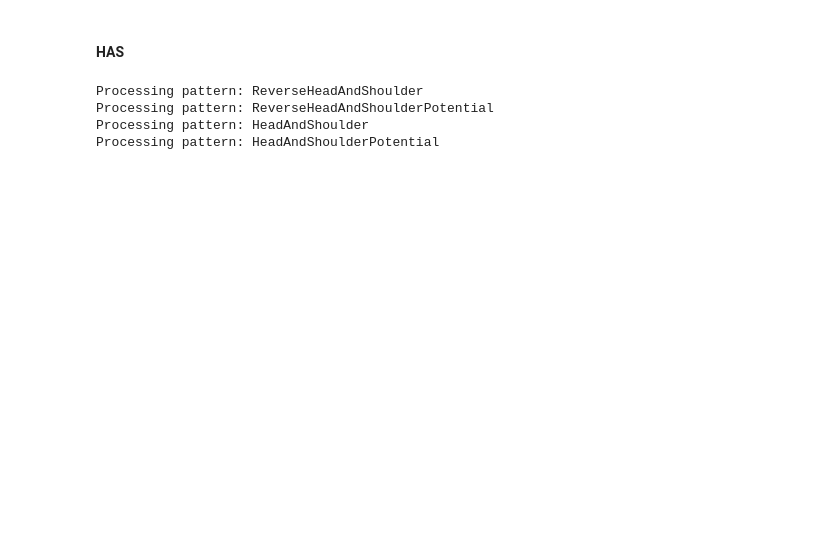
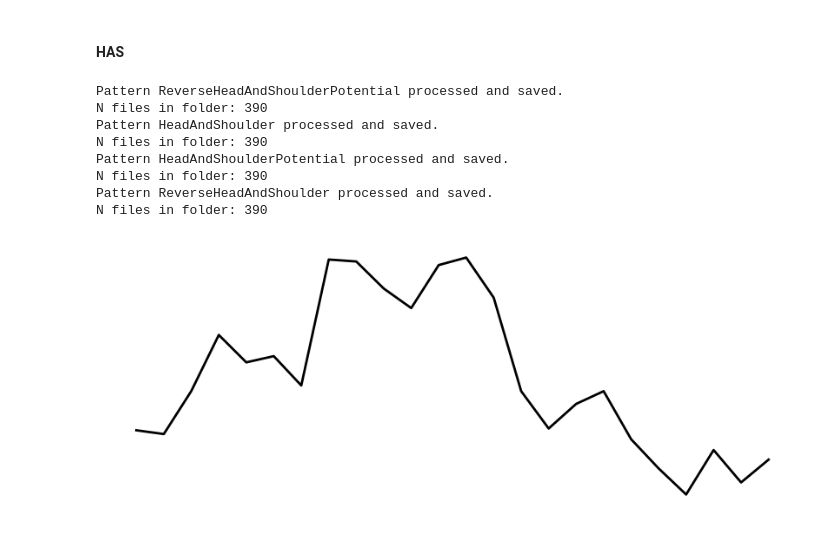
Before and after one commit to carloshsalvador/wds23s4_fibu_chartformation, a Jupyter notebook: (main).ipynb, the cells around one changed output. Drawn from its saved outputs; the diff is of its cells as text; code cells hidden in the pictures; blank space fills up the shorter version.

```diff
--- a/(main).ipynb
+++ b/(main).ipynb
@@ -586,12 +739,37 @@ plot_and_save_by_pattern_from_df(dataset01_df, "TripleTop", max_plots=10, dropbo
 #### HAS
 # %%
 dataset_path_dropbox = r"C:\Users\carlo\Dropbox\wds23s4_bwl_chartformation_dataset"
+dataset_path_dropbox_dataset = os.path.join(dataset_path_dropbox, "dataset")
+dataset_path_dropbox_dataset_npy = os.path.join(dataset_path_dropbox, "dataset_npy")
 
-for pattern in dataset01_df_has["Pattern"].unique():
-    print(f"Processing pattern: {pattern}")
-    plot_and_save_by_pattern_from_df(dataset01_df_has, pattern, max_plots=508, dropbox_folder=dataset_path_dropbox)
+
+has_dataset_run_again = True # just to control the execution and avoid multiple runs.
+
+if has_dataset_run_again:
+
+    os.makedirs(dataset_path_dropbox_dataset, exist_ok=True)
+
+    for pattern in dataset01_df_has_balanced["Pattern"].unique():
+        #plot_and_save_by_pattern_from_df(dataset01_df_has, pattern, max_plots=508, dropbox_folder=dataset_path_dropbox_dataset)
+        save_array_as_npy_by_pattern(dataset01_df_has_balanced, pattern, max_files=508, output_folder=dataset_path_dropbox_dataset_npy, normalize_method="mean")
+        print(f"Pattern {pattern} processed and saved.")
+        print("N files in folder:", len(os.listdir(os.path.join(dataset_path_dropbox_dataset_npy, pattern))))
 # %% [output]
-Processing pattern: ReverseHeadAndShoulder
-Processing pattern: ReverseHeadAndShoulderPotential
-Processing pattern: HeadAndShoulder
-Processing pattern: HeadAndShoulderPotential
+Pattern ReverseHeadAndShoulderPotential processed and saved.
+N files in folder: 390
+Pattern HeadAndShoulder processed and saved.
+N files in folder: 390
+Pattern HeadAndShoulderPotential processed and saved.
+N files in folder: 390
+Pattern ReverseHeadAndShoulder processed and saved.
+N files in folder: 390
+# %%
+dataset01_df_has_test_plot_file = os.path.join(dataset_path_dropbox_dataset_npy, "HeadAndShoulder", "0391_TPLPLASTEH.npy")
+dataset01_df_has_test_plot = np.load(dataset01_df_has_test_plot_file)
+
+plt.figure(figsize=(8, 3))
+plt.plot(dataset01_df_has_test_plot, color="black", linewidth=2)
+plt.axis("off")
+plt.tight_layout(pad=0)
+# %% [output]
+[figure, added]
```
Also changed, not shown: parts of 57 cells of this notebook, 2 other files.
